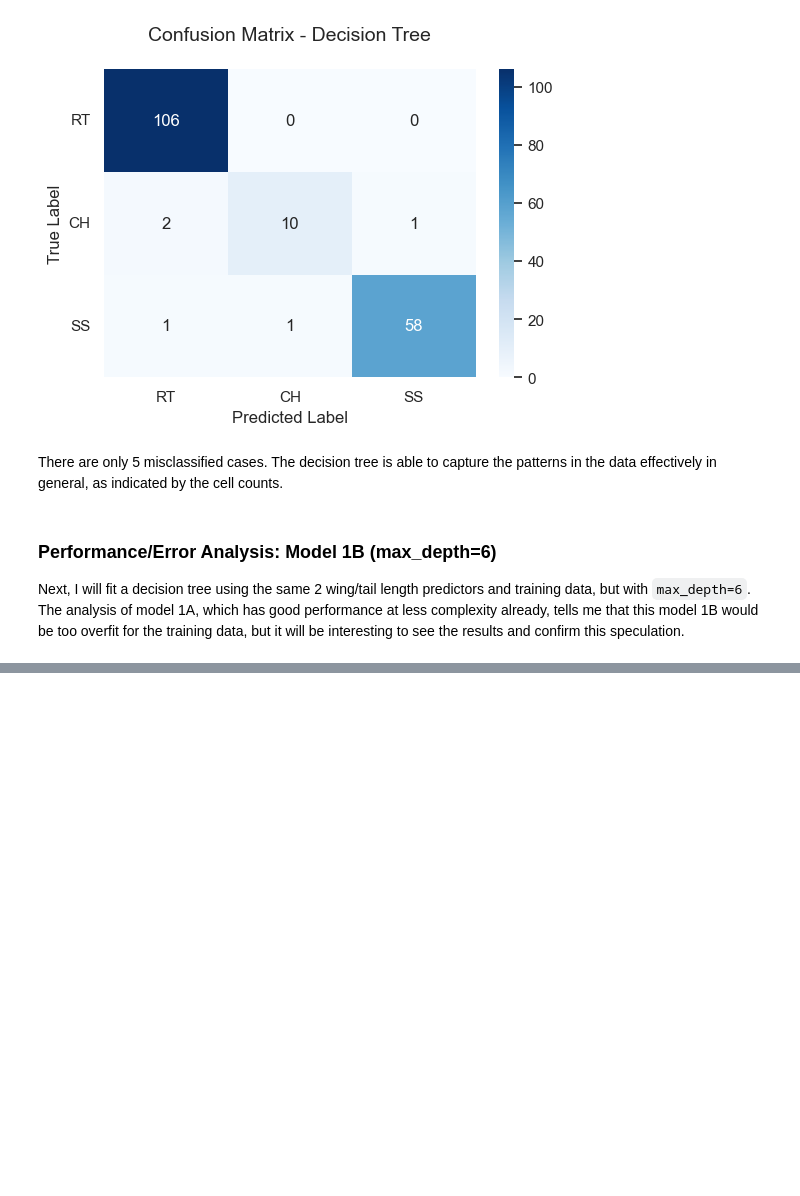
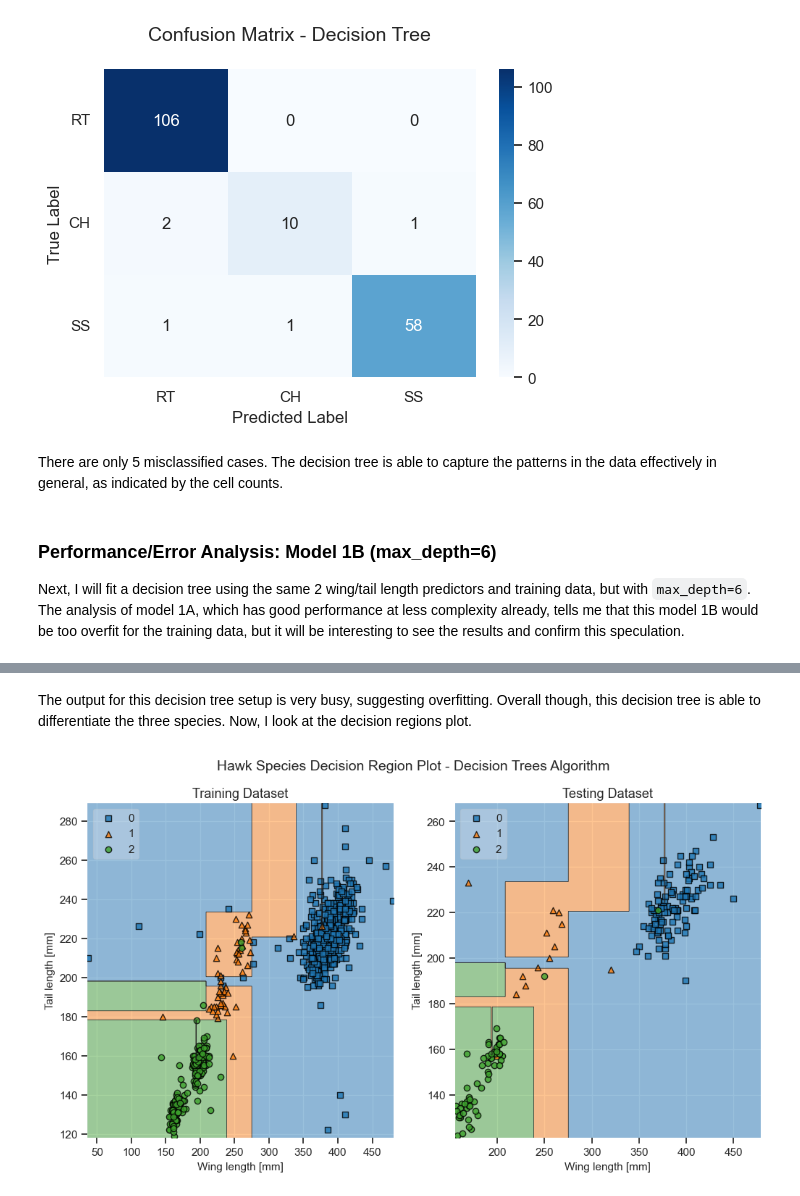
Before and after one commit to kary5678/INDE-577, a Jupyter notebook: supervised-learning/decision_trees/decision_trees.ipynb, the cells around one changed output, grey strips where cells are left out. Drawn from its saved outputs; the diff is of its cells as text; code cells hidden in the pictures; blank space fills up the shorter version.

```diff
--- a/supervised-learning/decision_trees/decision_trees.ipynb
+++ b/supervised-learning/decision_trees/decision_trees.ipynb
@@ -270,0 +302,18 @@ Next, I will fit a decision tree using the same 2 wing/tail length predictors an
+# %% [markdown]
+The output for this decision tree setup is very busy, suggesting overfitting. Overall though, this decision tree is able to differentiate the three species. Now, I look at the decision regions plot.
+# %%
+# Plot the training and testing observations with decision regions overlaid
+fig, axes = plt.subplots(1, 2, figsize = (12, 6))
+fig.suptitle("Hawk Species Decision Region Plot - Decision Trees Algorithm", fontsize = 14)
+fig = plot_decision_regions(X_train, y_train, clf = decision_tree2, ax = axes[0], legend = 2)
+axes[0].set_title("Training Dataset", fontsize = 13)
+axes[0].set_xlabel("Wing length [mm]", fontsize = 11)
+axes[0].set_ylabel("Tail length [mm]", fontsize = 11)
+
+fig = plot_decision_regions(X_test, y_test, clf = decision_tree2, ax = axes[1], legend = 2)
+axes[1].set_title("Testing Dataset", fontsize = 13)
+axes[1].set_xlabel("Wing length [mm]", fontsize = 11)
+axes[1].set_ylabel("Tail length [mm]", fontsize = 11)
+plt.show()
+# %% [output]
+[figure, added]
```
Also changed, not shown: parts of 24 cells of this notebook.
